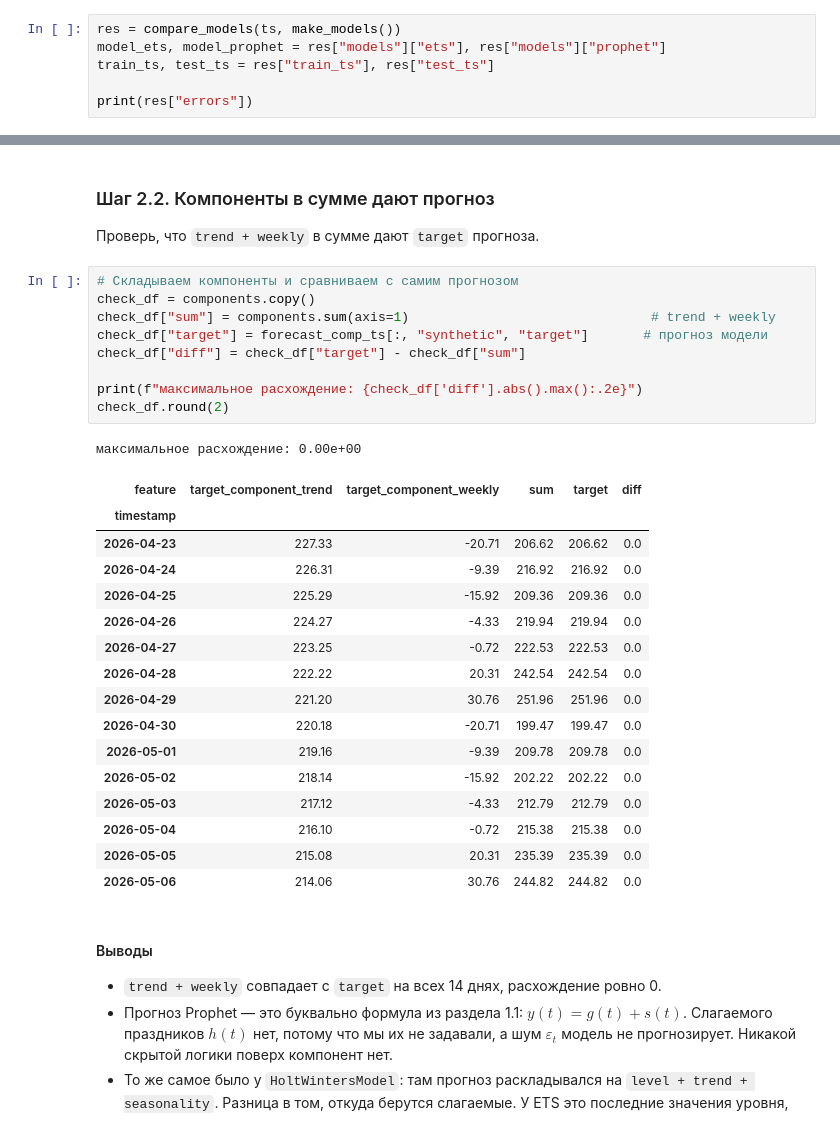
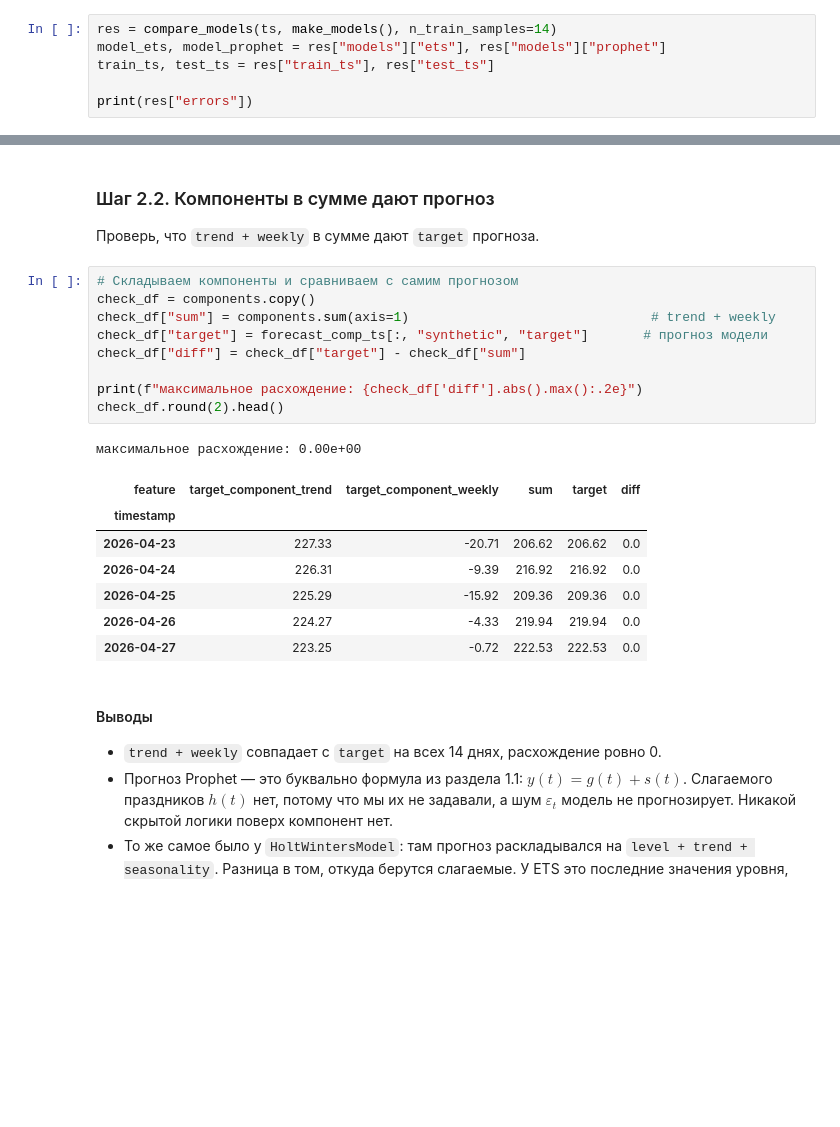
Before and after one commit to skv-analyst/study-etna, a Jupyter notebook: weeks/week-02-advanced-models/ch07-ProphetModel.ipynb, the cells around one changed output, grey strips where cells are left out. Drawn from its saved outputs; the diff is of its cells as text; blank space fills up the shorter version.

```diff
--- a/weeks/week-02-advanced-models/ch07-ProphetModel.ipynb
+++ b/weeks/week-02-advanced-models/ch07-ProphetModel.ipynb
@@ -293,7 +293,7 @@ def compare_models(ts: TSDataset, models: dict, n_train_samples: int | None = No
         )
     return {"models": models, "forecasts": forecasts, "errors": errors, "train_ts": train_ts, "test_ts": test_ts}
 # %%
-res = compare_models(ts, make_models())
+res = compare_models(ts, make_models(), n_train_samples=14)
 model_ets, model_prophet = res["models"]["ets"], res["models"]["prophet"]
 train_ts, test_ts = res["train_ts"], res["test_ts"]
 
@@ -452,30 +443,21 @@ print("дней истории в train:", history_days)
 # %%
 # Складываем компоненты и сравниваем с самим прогнозом
 check_df = components.copy()
 check_df["sum"] = components.sum(axis=1)                               # trend + weekly
 check_df["target"] = forecast_comp_ts[:, "synthetic", "target"]       # прогноз модели
 check_df["diff"] = check_df["target"] - check_df["sum"]
 
 print(f"максимальное расхождение: {check_df['diff'].abs().max():.2e}")
-check_df.round(2)
+check_df.round(2).head()
 # %% [output]
 максимальное расхождение: 0.00e+00
 | feature | target_component_trend | target_component_weekly | sum | target | diff |
 | timestamp |  |  |  |  |  |
 | 2026-04-23 | 227.33 | -20.71 | 206.62 | 206.62 | 0.0 |
 | 2026-04-24 | 226.31 | -9.39 | 216.92 | 216.92 | 0.0 |
 | 2026-04-25 | 225.29 | -15.92 | 209.36 | 209.36 | 0.0 |
 | 2026-04-26 | 224.27 | -4.33 | 219.94 | 219.94 | 0.0 |
 | 2026-04-27 | 223.25 | -0.72 | 222.53 | 222.53 | 0.0 |
-| 2026-04-28 | 222.22 | 20.31 | 242.54 | 242.54 | 0.0 |
-| 2026-04-29 | 221.20 | 30.76 | 251.96 | 251.96 | 0.0 |
-| 2026-04-30 | 220.18 | -20.71 | 199.47 | 199.47 | 0.0 |
-| 2026-05-01 | 219.16 | -9.39 | 209.78 | 209.78 | 0.0 |
-| 2026-05-02 | 218.14 | -15.92 | 202.22 | 202.22 | 0.0 |
-| 2026-05-03 | 217.12 | -4.33 | 212.79 | 212.79 | 0.0 |
-| 2026-05-04 | 216.10 | -0.72 | 215.38 | 215.38 | 0.0 |
-| 2026-05-05 | 215.08 | 20.31 | 235.39 | 235.39 | 0.0 |
-| 2026-05-06 | 214.06 | 30.76 | 244.82 | 244.82 | 0.0 |
 # %% [markdown]
 #### Выводы
 
```
Also changed, not shown: parts of 11 cells of this notebook.
